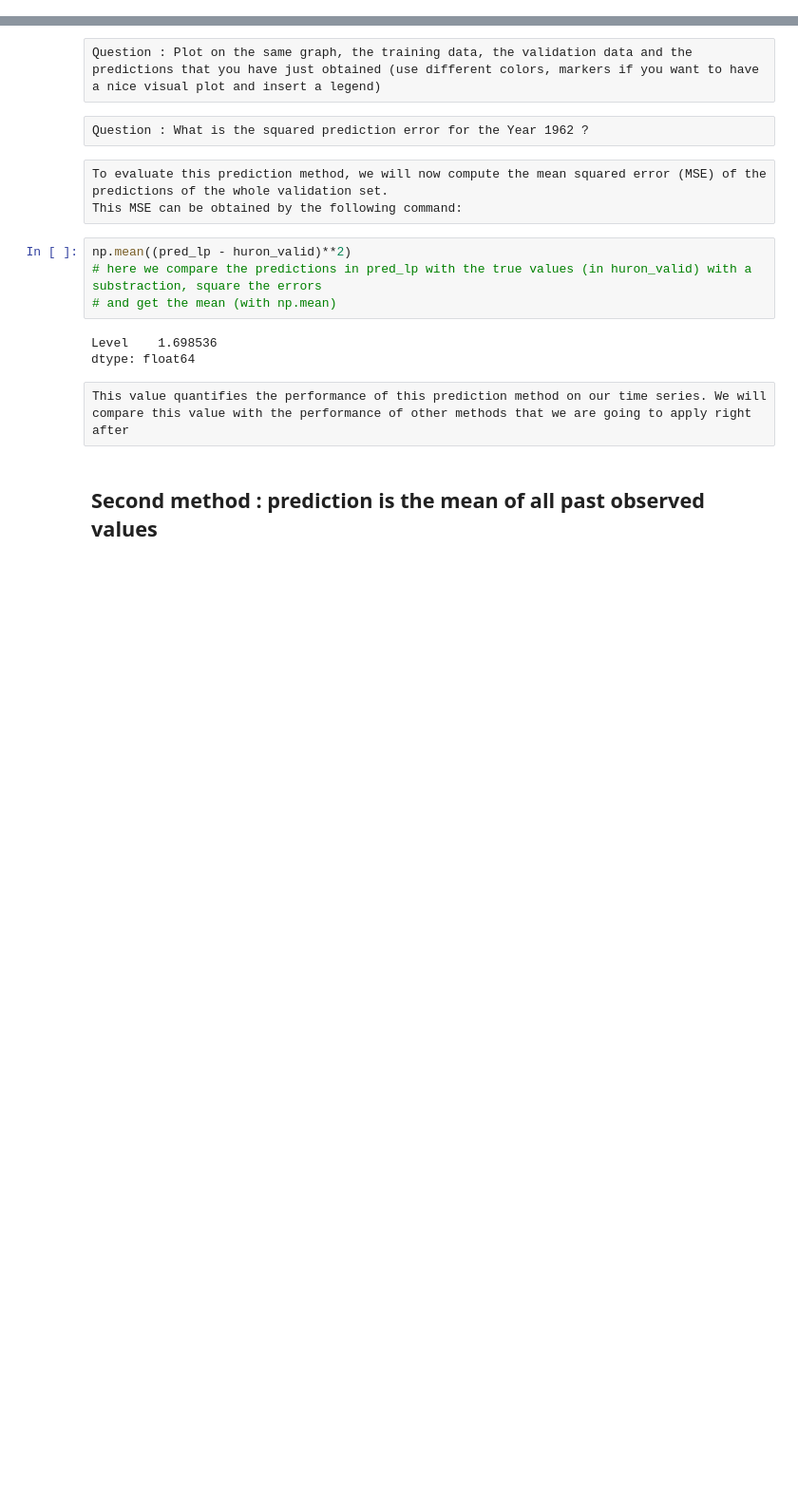
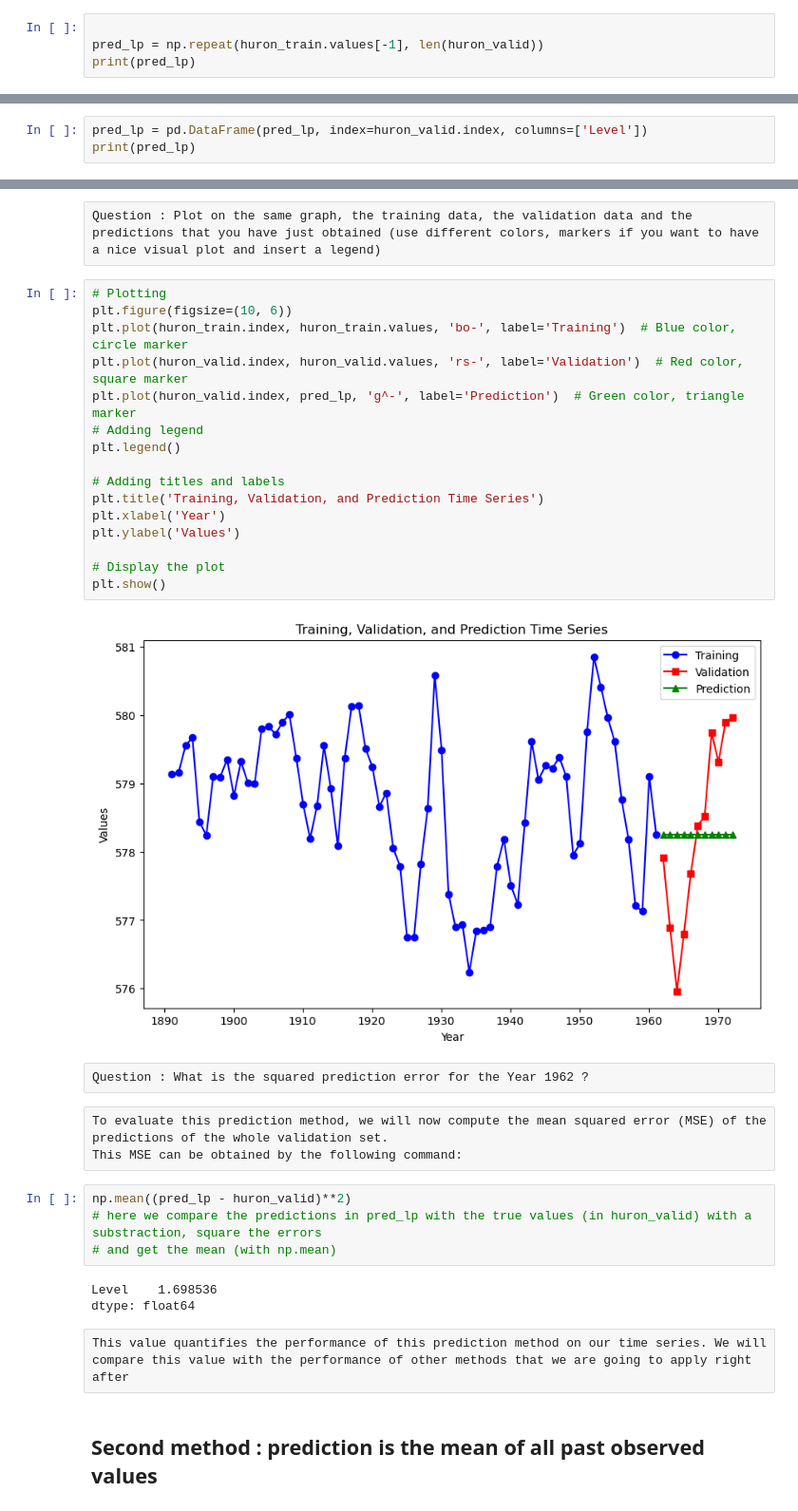
Before and after one commit to Largaton1/TimeSeries, a Jupyter notebook: MPC_TP1_student.ipynb, the cells around one changed output, grey strips where cells are left out. Shown at 95% size. Cells and saved outputs as stored; diff of their text form; blank space fills up the shorter version.

```diff
--- a/MPC_TP1_student.ipynb
+++ b/MPC_TP1_student.ipynb
@@ -130,3 +147,7 @@ Question : Using this method, what should be the predictions for the other point
 Question : Using the function np.repeat, create an array containing all the predictions of the validation data
 This array should contain as many elements as there is in the validation data
 Store this array into a variable named pred_lp (lp stands for last point)
+# %%
+
+pred_lp = np.repeat(huron_train.values[-1], len(huron_valid))
+print(pred_lp)
@@ -149,3 +173,6 @@ pd.DataFrame(pred_lp, index=huron_valid.index, columns=['Level'])
 | 1972-01-31 | 578.25 |
 # %% [raw]
 Question : store the above dataframe into the variable pred_lp
+# %%
+pred_lp = pd.DataFrame(pred_lp, index=huron_valid.index, columns=['Level'])
+print(pred_lp)
@@ -152,5 +192,23 @@ Question : store the above dataframe into the variable pred_lp
 # %% [raw]
 Question : Plot on the same graph, the training data, the validation data and the predictions that you have just obtained (use different colors, markers if you want to have a nice visual plot and insert a legend)
+# %%
+# Plotting
+plt.figure(figsize=(10, 6))
+plt.plot(huron_train.index, huron_train.values, 'bo-', label='Training')  # Blue color, circle marker
+plt.plot(huron_valid.index, huron_valid.values, 'rs-', label='Validation')  # Red color, square marker
+plt.plot(huron_valid.index, pred_lp, 'g^-', label='Prediction')  # Green color, triangle marker
+# Adding legend
+plt.legend()
+
+# Adding titles and labels
+plt.title('Training, Validation, and Prediction Time Series')
+plt.xlabel('Year')
+plt.ylabel('Values')
+
+# Display the plot
+plt.show()
+# %% [output]
+[figure, added]
 # %% [raw]
 Question : What is the squared prediction error for the Year 1962 ?
 # %% [raw]
```
Also changed, not shown: parts of 6 cells of this notebook.
